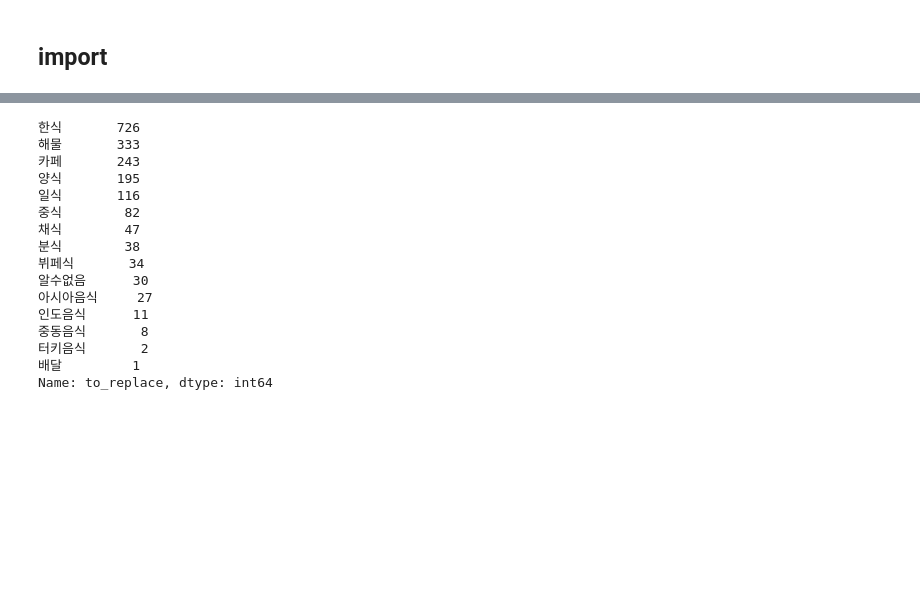
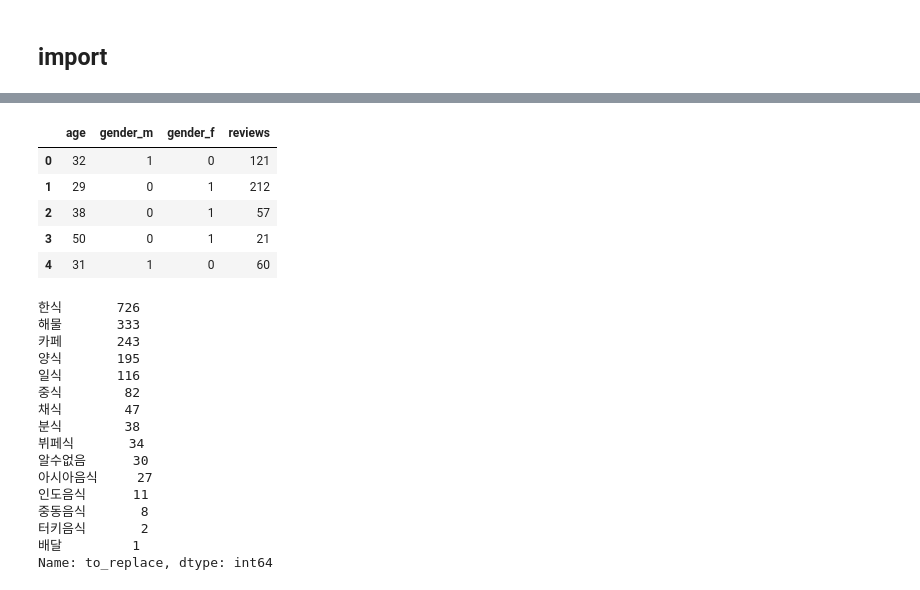
Before and after one commit to laugh4mile/HalalTimes, a Jupyter notebook: recommendation/recommendation_SVD_UserClustering_주정훈.ipynb, the cells around one changed output, grey strips where cells are left out. Drawn from its saved outputs; the diff is of its cells as text; code cells hidden in the pictures; blank space fills up the shorter version.

```diff
--- a/recommendation/recommendation_SVD_UserClustering_주정훈.ipynb
+++ b/recommendation/recommendation_SVD_UserClustering_주정훈.ipynb
@@ -1566,3 +1611,13 @@ user_table.describe()
+# %%
+temp = df_user_review_cnt[["age","gender_m","gender_f",'reviews']]
+temp.head()
+# %% [output]
+|  | age | gender_m | gender_f | reviews |
+| 0 | 32 | 1 | 0 | 121 |
+| 1 | 29 | 0 | 1 | 212 |
+| 2 | 38 | 0 | 1 | 57 |
+| 3 | 50 | 0 | 1 | 21 |
+| 4 | 31 | 1 | 0 | 60 |
 # %%
 category_table = category_table[["category", "Unnamed: 3"]]
 category_table.columns = ["category", "to_replace"]
```
Also changed, not shown: parts of 6 cells of this notebook.
